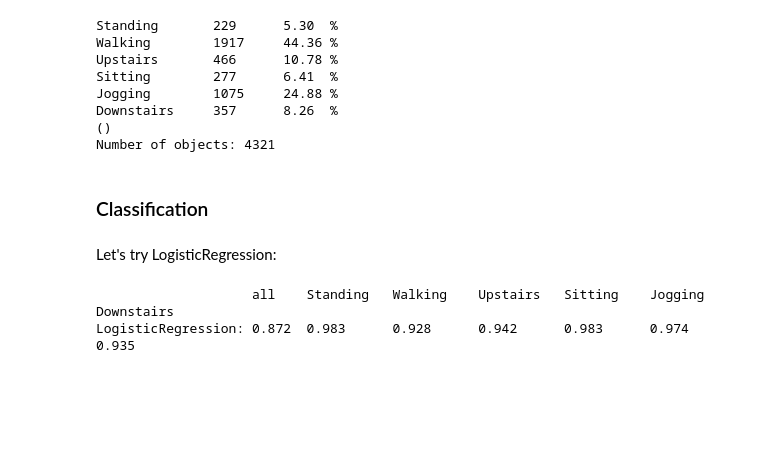
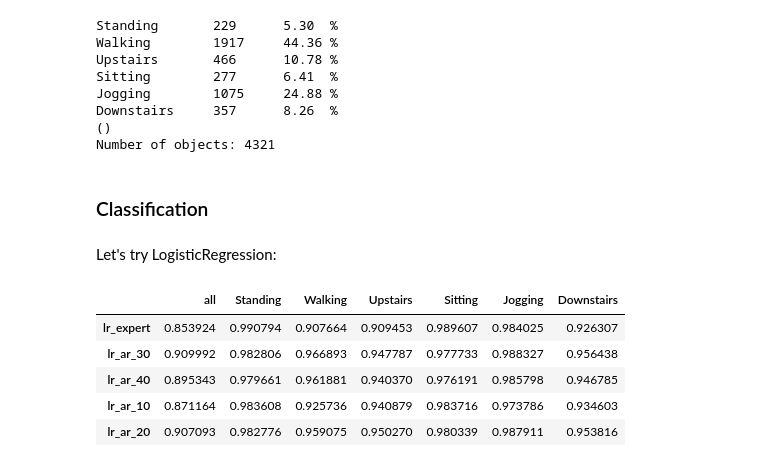
Before and after one commit to Ilyas979/2017-Isachenko-MetaModels, a Jupyter notebook: code/main.ipynb, the cells around one changed output. Drawn from its saved outputs; the diff is of its cells as text; code cells hidden in the pictures; blank space fills up the shorter version.

Commit message:
added table with results

```diff
--- a/code/main.ipynb
+++ b/code/main.ipynb
@@ -314,10 +314,14 @@ df = get_expert_matrix(data, classes)
 
 scores['lr_expert'] = get_score(df, LogisticRegression(), params)
 # %%
-pd.DataFrame.from_dict(scores, orient='columns')
+scores_df = pd.DataFrame.from_dict(scores, orient='index')
+scores_df.columns = ['all'] + classes
+
+scores_df
+# %% [output]
+|  | all | Standing | Walking | Upstairs | Sitting | Jogging | Downstairs |
+| lr_expert | 0.853924 | 0.990794 | 0.907664 | 0.909453 | 0.989607 | 0.984025 | 0.926307 |
+| lr_ar_30 | 0.909992 | 0.982806 | 0.966893 | 0.947787 | 0.977733 | 0.988327 | 0.956438 |
+| lr_ar_40 | 0.895343 | 0.979661 | 0.961881 | 0.940370 | 0.976191 | 0.985798 | 0.946785 |
+| lr_ar_10 | 0.871164 | 0.983608 | 0.925736 | 0.940879 | 0.983716 | 0.973786 | 0.934603 |
+| lr_ar_20 | 0.907093 | 0.982776 | 0.959075 | 0.950270 | 0.980339 | 0.987911 | 0.953816 |
-# %%
-print("{:<20}{:<7}{:<11}{:<11}{:<11}{:<11}{:<11}{:<11}".format("", "all", *classes))
-print("{:<20}{:<7.3f}{:<11.3f}{:<11.3f}{:<11.3f}{:<11.3f}{:<11.3f}{:<11.3f}".format("LogisticRegression:", *scores))
-# %% [output]
-                    all    Standing   Walking    Upstairs   Sitting    Jogging    Downstairs
-LogisticRegression: 0.872  0.983      0.928      0.942      0.983      0.974      0.935
```
